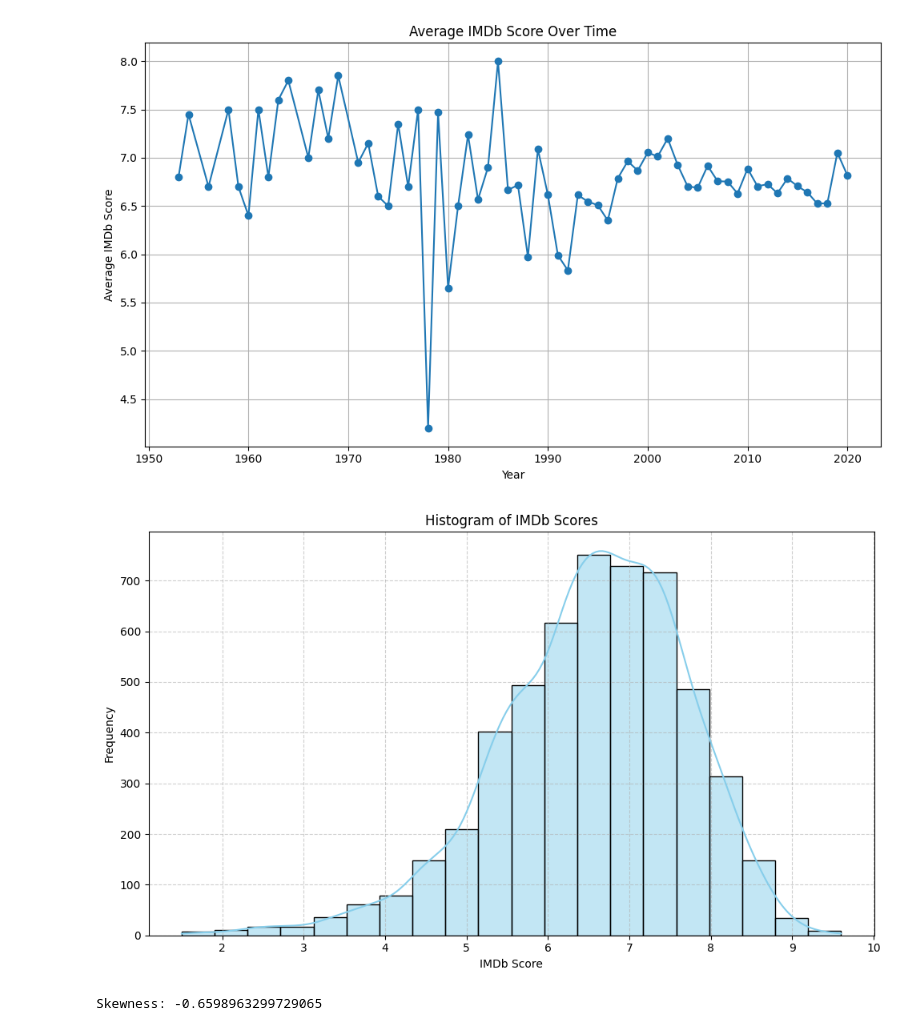
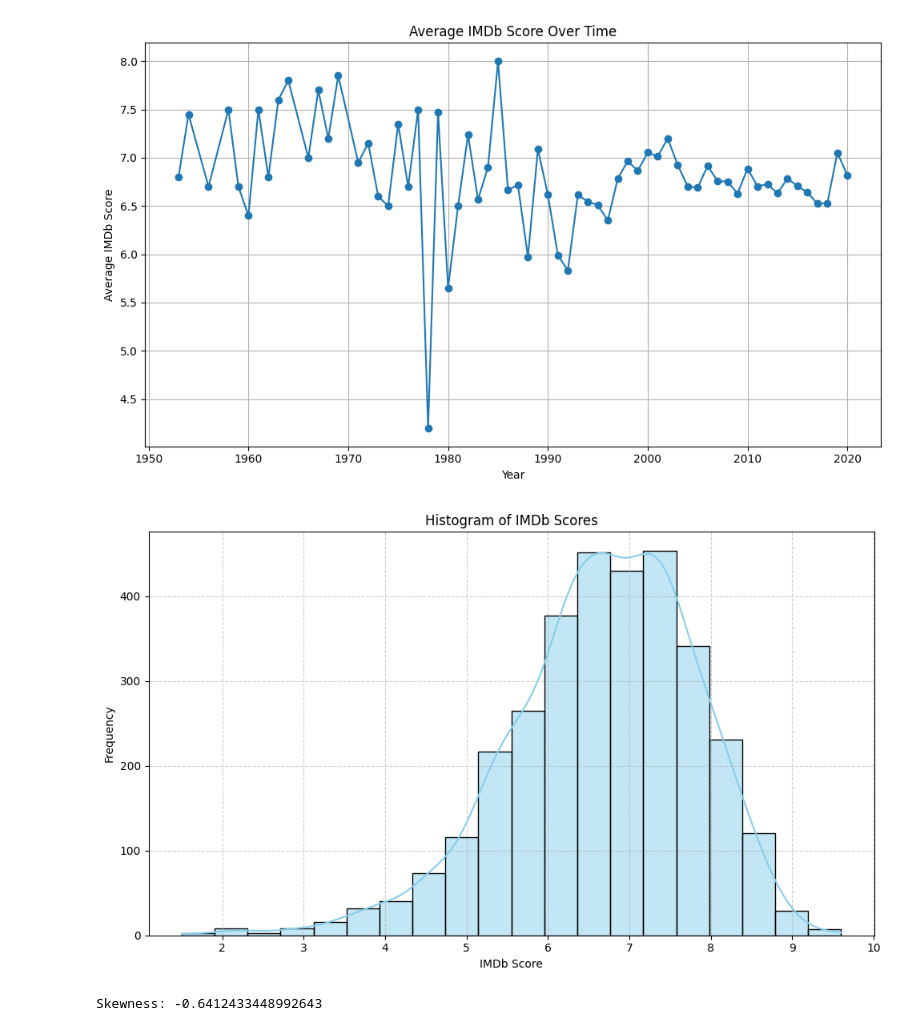
Before and after one commit to Omar-Atwa16/Netflix-IMDB, a Jupyter notebook: Python codes.ipynb, the cells around one changed output. Saved outputs shown, nothing was run; the diff lists cells and outputs as text; code cells hidden in the pictures.

```diff
--- a/Python codes.ipynb
+++ b/Python codes.ipynb
@@ -112,20 +119,20 @@ plt.show()
 # %%
 import pandas as pd
 import seaborn as sns
 import matplotlib.pyplot as plt
 
-df = pd.read_csv("/content/Data/imdb_V3.csv", engine='python', on_bad_lines='skip')
+df = pd.read_csv("/content/drive/MyDrive/Netflix IMDB Data/imdb_V3.csv", engine='python', on_bad_lines='skip')
 
 plt.figure(figsize=(10, 6))
 sns.histplot(df['imdb_score'], bins=20, kde=True, color='skyblue')
 plt.title('Histogram of IMDb Scores')
 plt.xlabel('IMDb Score')
 plt.ylabel('Frequency')
 plt.grid(True, linestyle='--', alpha=0.6)
 plt.tight_layout()
 plt.show()
 
 print("Skewness:", df['imdb_score'].skew())
 # %% [output]
-[figure, old version]
+[figure, new version]
-Skewness: -0.6598963299729065
+Skewness: -0.6412433448992643
```
Also changed, not shown: parts of 5 cells of this notebook.
